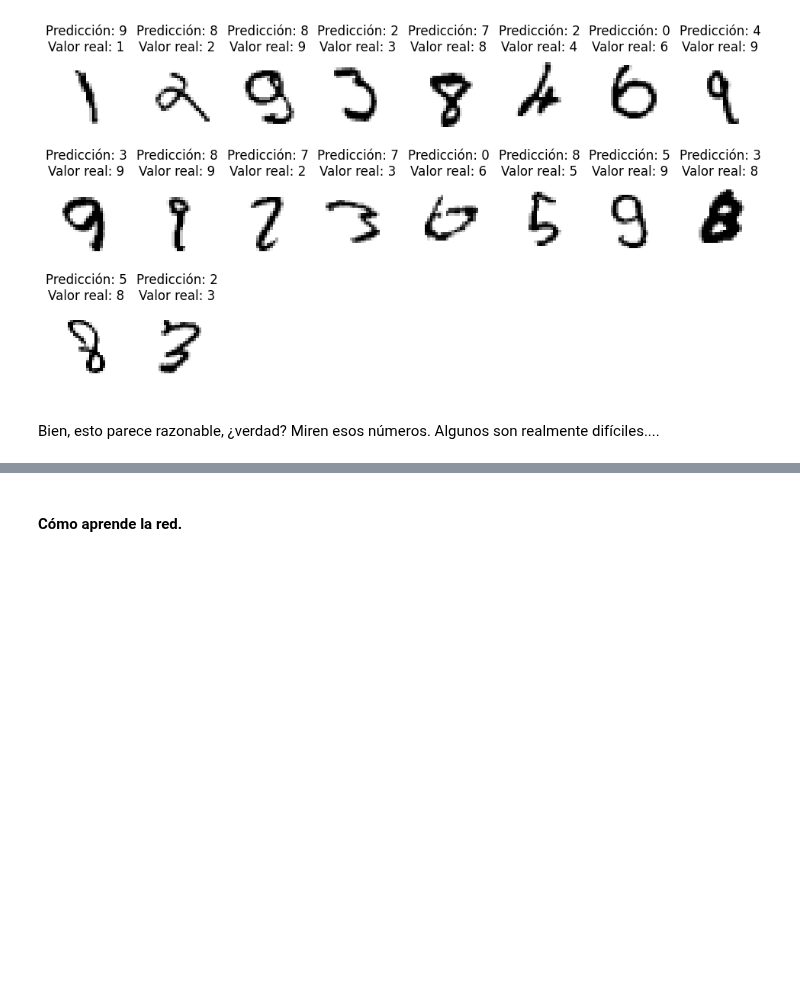
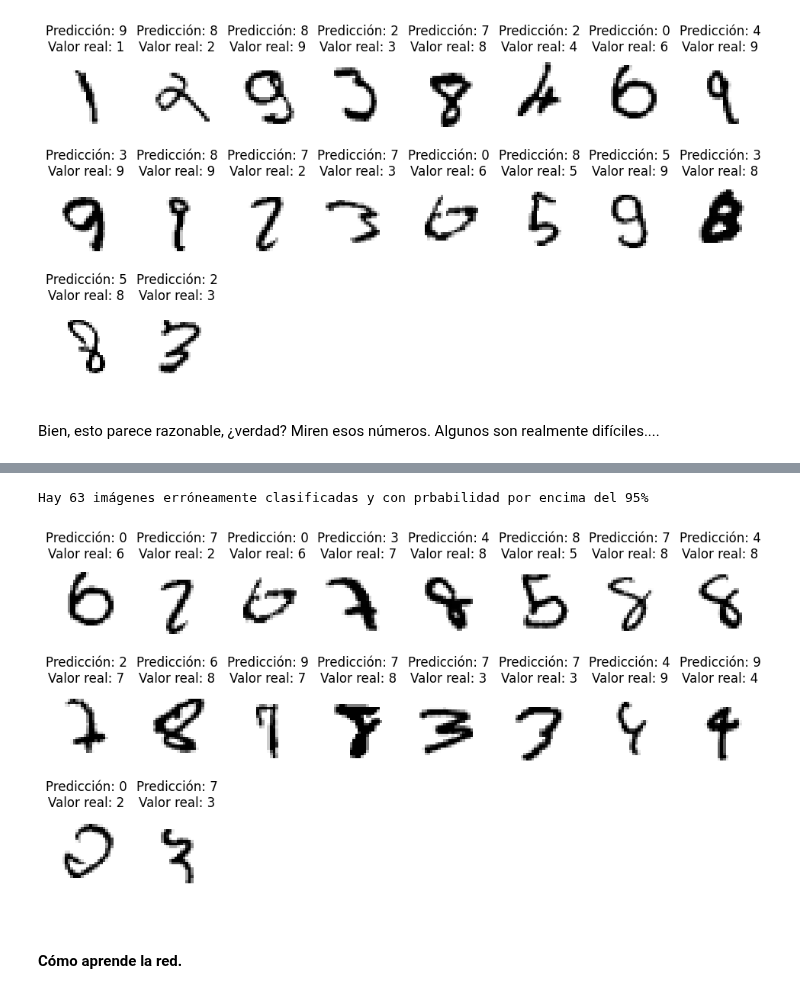
Before and after one commit to nicklessagus/AA_Nuclear, a Jupyter notebook: Notebooks/3_Redes_Neuronales.ipynb, the cells around one changed output, grey strips where cells are left out. Cells and saved outputs as stored; diff of their text form; code cells hidden in the pictures; blank space fills up the shorter version.

```diff
--- a/Notebooks/3_Redes_Neuronales.ipynb
+++ b/Notebooks/3_Redes_Neuronales.ipynb
@@ -575,3 +608,30 @@ Bien, esto parece razonable, ¿verdad? Miren esos números. Algunos son realment
+# %%
+ii = (pred_proba_all > 0.95) * (y_test - t_test != 0)
+
+print('Hay {} imágenes erróneamente clasificadas y con prbabilidad por encima del 95%'.format(sum(ii)))
+# %% [output]
+Hay 63 imágenes erróneamente clasificadas y con prbabilidad por encima del 95%
+# %%
+n_images = 18
+n_columns = 8
+
+n_rows = int(n_images / n_columns)
+
+if n_images % n_columns != 0:
+    n_rows += 1
+
+fig, axs = plt.subplots(ncols=n_columns, nrows=n_rows, figsize=(12, 2*n_rows))
+# Veamos algunos ejemplos de los datos en los que se equivocó
+
+for i, ax in zip(range(n_images), axs.flatten()):
+    ax.imshow(X_test[ii][i], interpolation='None', cmap='binary')
+    ax.set_title('Predicción: {}\nValor real: {}'.format(y_test[ii][i],
+                                                    t_test[ii][i]))
+
+for ax in axs.flatten():
+    ax.axis('off')
+# %% [output]
+[figure, added]
 # %% [markdown]
 #### Cómo aprende la red.
 # %% [markdown]
```
Also changed, not shown: parts of 13 cells of this notebook.
